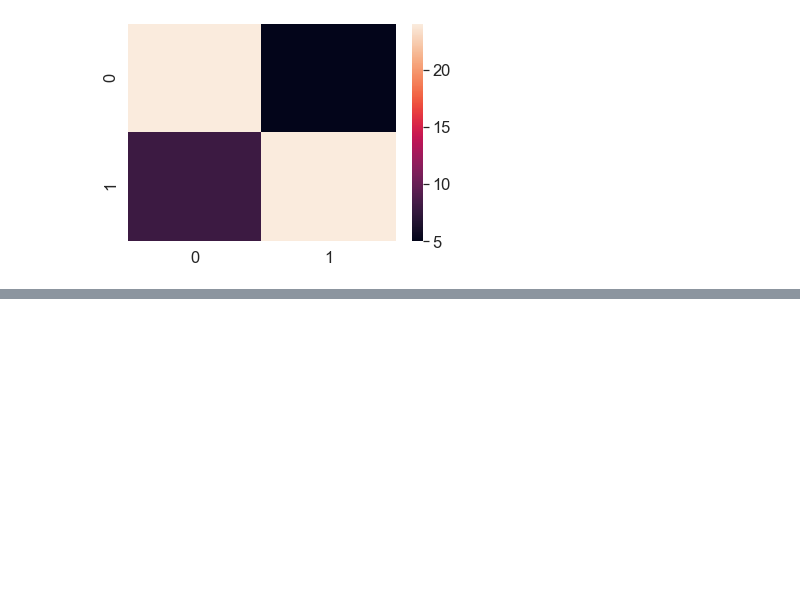
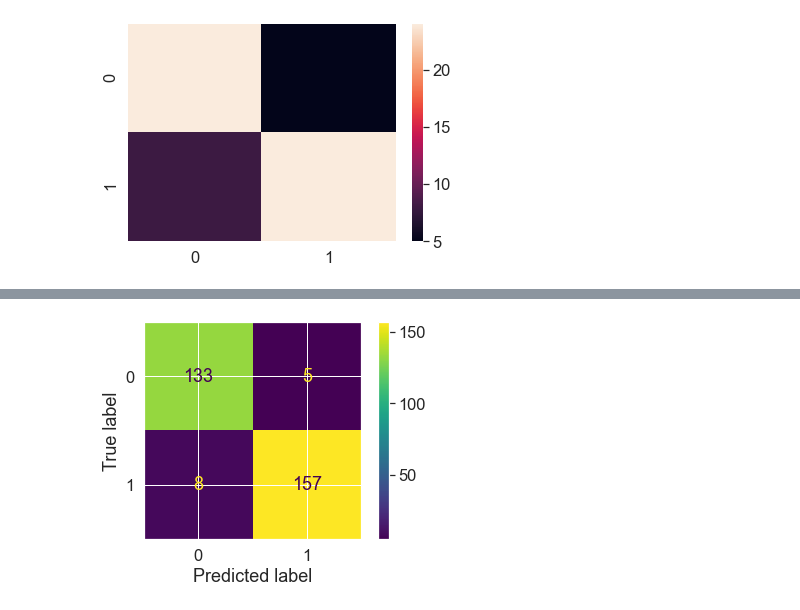
Before and after one commit to crypt096/zero-to-mastery-ml, a Jupyter notebook: introduction-to-scikit-learn.ipynb, the cells around one changed output, grey strips where cells are left out. Drawn from its saved outputs; the diff is of its cells as text; code cells hidden in the pictures; blank space fills up the shorter version.

```diff
--- a/introduction-to-scikit-learn.ipynb
+++ b/introduction-to-scikit-learn.ipynb
@@ -1239,0 +1253,6 @@ sns.heatmap(conf_mat);
+# %%
+from sklearn.metrics import plot_confusion_matrix
+
+plot_confusion_matrix(clf,X,y);
+# %% [output]
+[figure, added]
```
Also changed, not shown: parts of 2 cells of this notebook.
